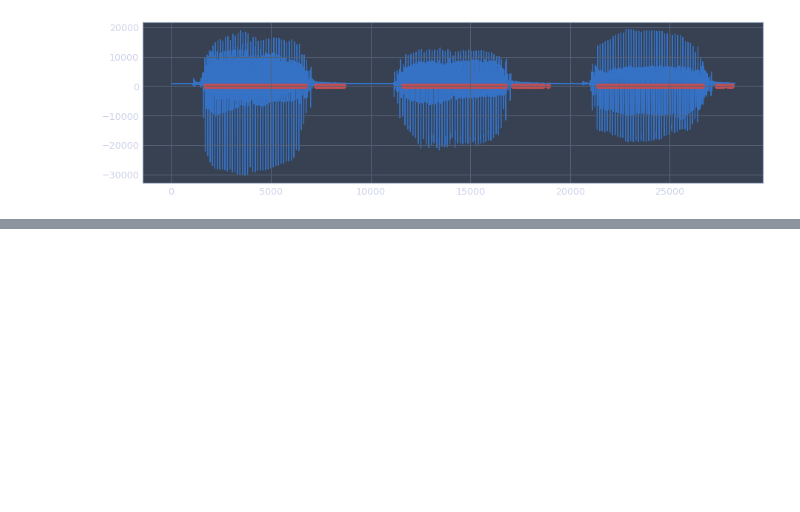
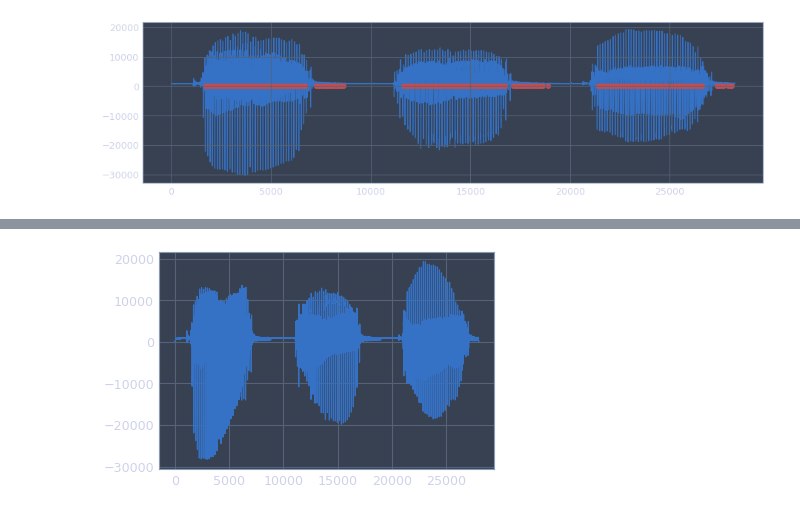
Before and after one commit to alexis-thual/audio-signal-analysis, a Jupyter notebook: tp5/Untitled.ipynb, the cells around one changed output, grey strips where cells are left out. Drawn from its saved outputs; the diff is of its cells as text; code cells hidden in the pictures; blank space fills up the shorter version.

```diff
--- a/tp5/Untitled.ipynb
+++ b/tp5/Untitled.ipynb
@@ -122,6 +133,24 @@ def changeTimeScale(alpha, A, frameRate):
+# %%
+def changePitchScale(beta, A, frameRate):
+    t = [1]
+    scale = [1 / beta if A[1, 0] else 1]
+    n = [0, scale[0]]
+
+    while int(n[-1]) < A.shape[1]:
+        scale.append(1 / beta if A[1, int(n[-1])] else 1)
+        t.append(t[-1] + scale[-1] * A[2, int(n[-1])])
+        n.append(n[-1] + scale[-1])
+
+    B = np.zeros((2, len(t)))
+    B[0,:] = np.array(t, dtype=int)
+    B[1,:] = np.array(n[:-1], dtype=int)
+    return B
 # %%
 # Test
-B = changeTimeScale(0.7, A, frameRate)
+A = analysisPitchMarks(frames, frameRate)
+B = changePitchScale(0.7, A, frameRate)
 y = sythesis(frames, frameRate, A, B)
 plotSound(y, frameRate)
-IPython.display.Audio(frames, rate=frameRate)
+IPython.display.Audio(y, rate=frameRate)
+# %% [output]
+[figure, added]
```
Also changed, not shown: parts of 8 cells of this notebook.
